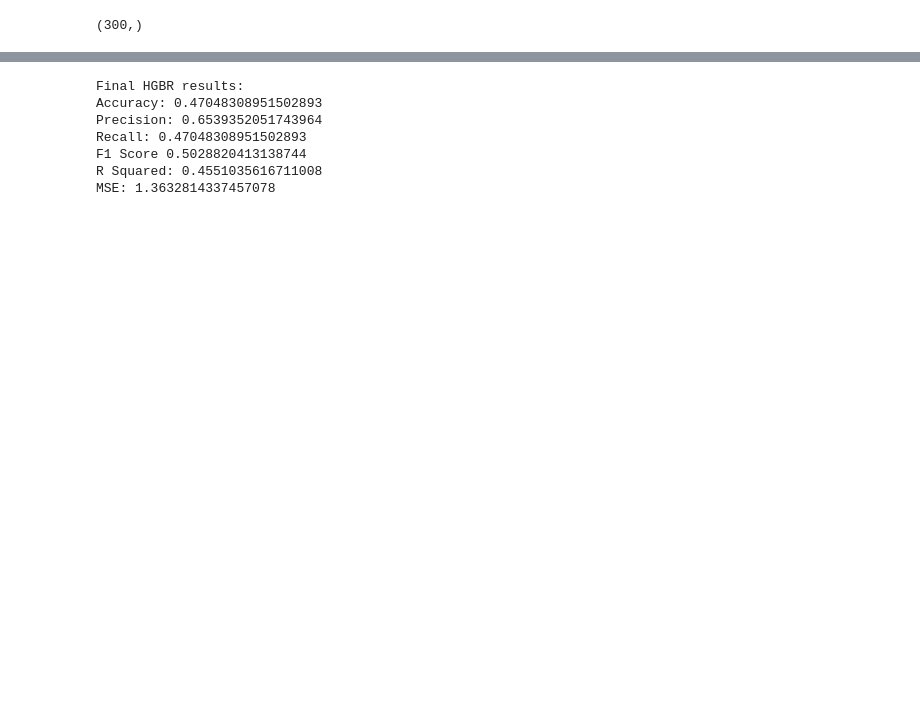
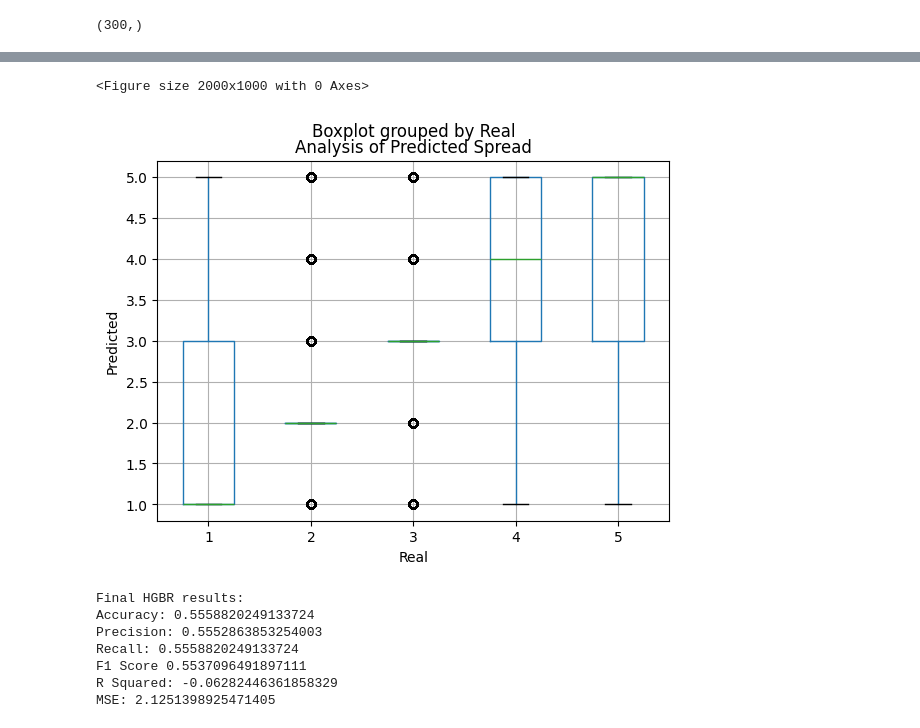
Before and after one commit to Scratticus/DataScientest-Group-NLP-project, a Jupyter notebook: notebooks/Word2vec investigation.ipynb, the cells around one changed output, grey strips where cells are left out. Saved outputs shown, nothing was run; the diff lists cells and outputs as text; code cells hidden in the pictures; blank space fills up the shorter version.

```diff
--- a/notebooks/Word2vec investigation.ipynb
+++ b/notebooks/Word2vec investigation.ipynb
@@ -178,20 +179,36 @@ plt.ylabel('Real');
+# %%
+pred_data = {
+    'Predicted': y_pred,
+    'Real': y_test
+}
+
+corr_df = pd.DataFrame(pred_data)
+
+corr_df.head()
+
+plt.figure(figsize=(20,10))
+corr_df.boxplot(column='Predicted', by='Real')
+plt.xlabel('Real')
+plt.ylabel('Predicted')
+plt.title('Analysis of Predicted Spread');
+# %% [output]
+<Figure size 2000x1000 with 0 Axes>
+[figure, added]
 # %%
-y_pred_cut = y_cut = pd.cut(x=y_pred, bins=[y_pred.min(),1.5,2.5,3.5,4.5,y_pred.max()], labels=[1,2,3,4,5], include_lowest=True)
-
-orig_acc = accuracy_score(y_test, y_pred_cut)
-orig_pre = precision_score(y_test, y_pred_cut, average='weighted')
-orig_rec = recall_score(y_test, y_pred_cut, average='weighted')
-orig_f1 = f1_score(y_test, y_pred_cut, average='weighted')
-orig_r2 = r2_score(y_test, y_pred_cut)
-orig_mse = mean_squared_error(y_test, y_pred_cut)
+orig_acc = accuracy_score(y_test, y_pred)
+orig_pre = precision_score(y_test, y_pred, average='weighted')
+orig_rec = recall_score(y_test, y_pred, average='weighted')
+orig_f1 = f1_score(y_test, y_pred, average='weighted')
+orig_r2 = r2_score(y_test, y_pred)
+orig_mse = mean_squared_error(y_test, y_pred)
 
 print(f'Final HGBR results:')
 print(f'Accuracy: {orig_acc}\nPrecision: {orig_pre}\nRecall: {orig_rec}\nF1 Score {orig_f1}\nR Squared: {orig_r2}\nMSE: {orig_mse}')
 # %% [output]
 Final HGBR results:
-Accuracy: 0.47048308951502893
-Precision: 0.6539352051743964
-Recall: 0.47048308951502893
-F1 Score 0.5028820413138744
-R Squared: 0.4551035616711008
-MSE: 1.3632814337457078
+Accuracy: 0.5558820249133724
+Precision: 0.5552863853254003
+Recall: 0.5558820249133724
+F1 Score 0.5537096491897111
+R Squared: -0.06282446361858329
+MSE: 2.1251398925471405
```
Also changed, not shown: parts of 16 cells of this notebook, 2 other files.
